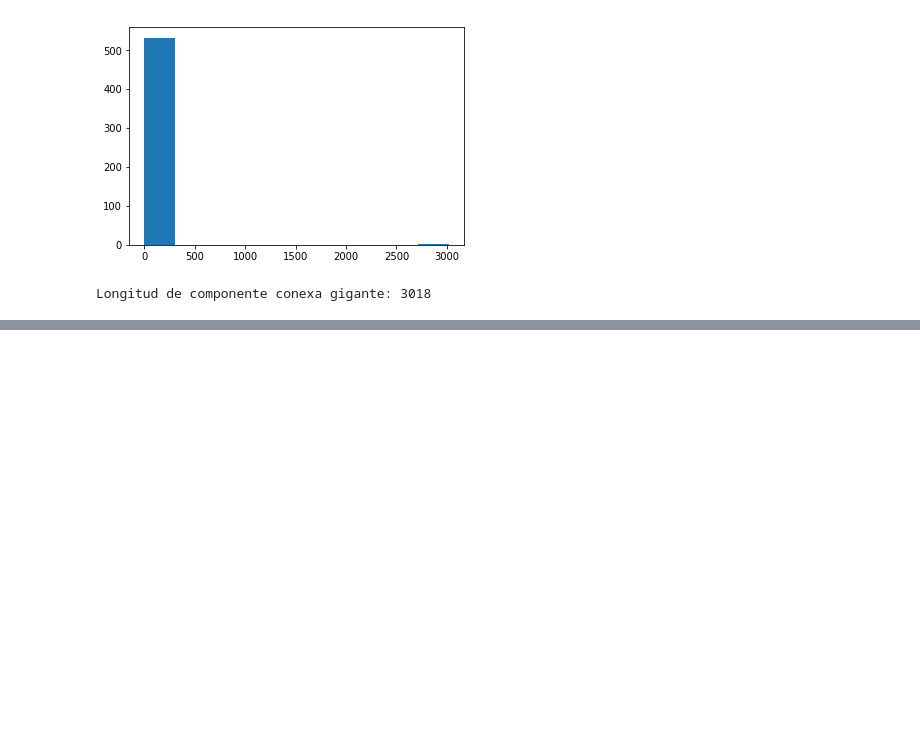
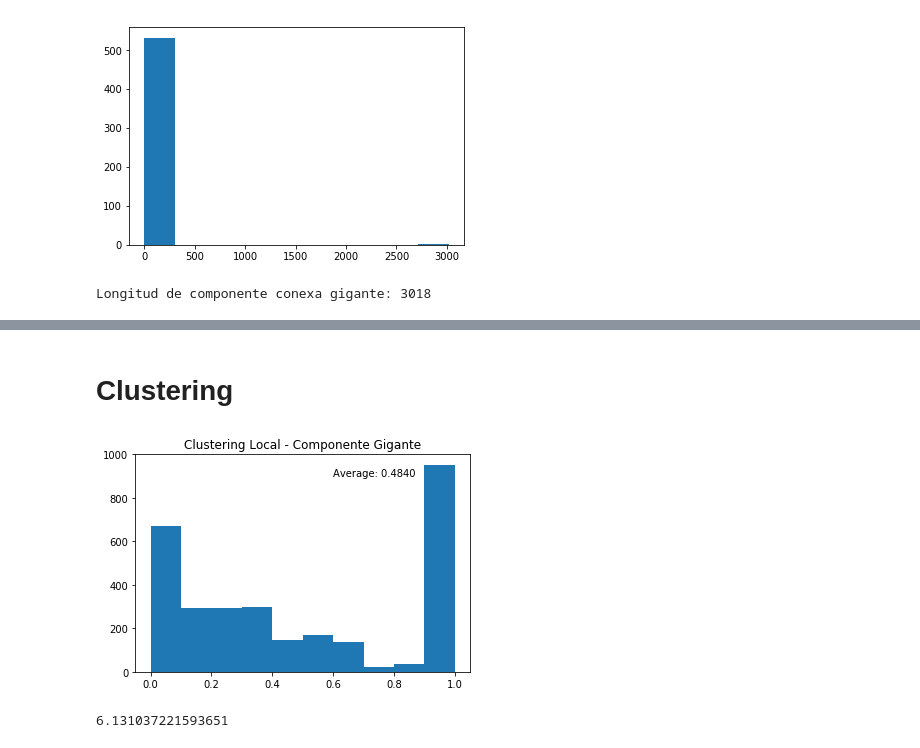
Before and after one commit to gfourcade/cienciadatos, a Jupyter notebook: tp4/tp4.ipynb, the cells around one changed output, grey strips where cells are left out. Cells and saved outputs as stored; diff of their text form; code cells hidden in the pictures; blank space fills up the shorter version.

```diff
--- a/tp4/tp4.ipynb
+++ b/tp4/tp4.ipynb
@@ -95,0 +117,20 @@ plt.show()
+# %% [markdown]
+# Clustering
+# %%
+giant_cc_nodes = list(nx.algorithms.components.connected_components(graph))[1]
+giant_cc = graph.subgraph(giant_cc_nodes)
+
+av_clust = nx.average_clustering(giant_cc)
+plt.hist(list(nx.clustering(giant_cc).values()))
+plt.title('Clustering Local - Componente Gigante')
+plt.text(0.6,900,'Average: %.4f'%av_clust)
+plt.show()
+# %% [output]
+[figure, added]
+# %%
+giant_cc_nodes = list(nx.algorithms.components.connected_components(graph))[1]
+giant_cc = graph.subgraph(giant_cc_nodes)
+
+nx.average_shortest_path_length(giant_cc)
+# %% [output]
+6.131037221593651
```
Also changed, not shown: parts of 12 cells of this notebook.
